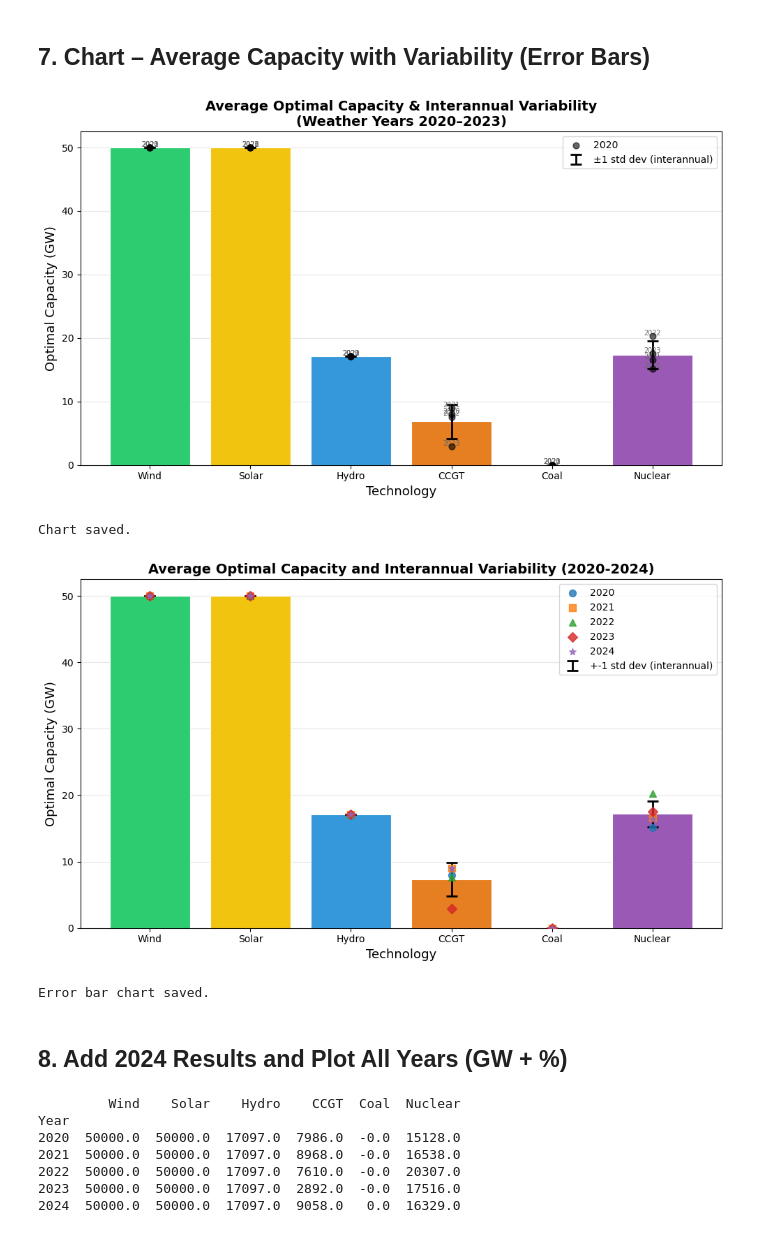
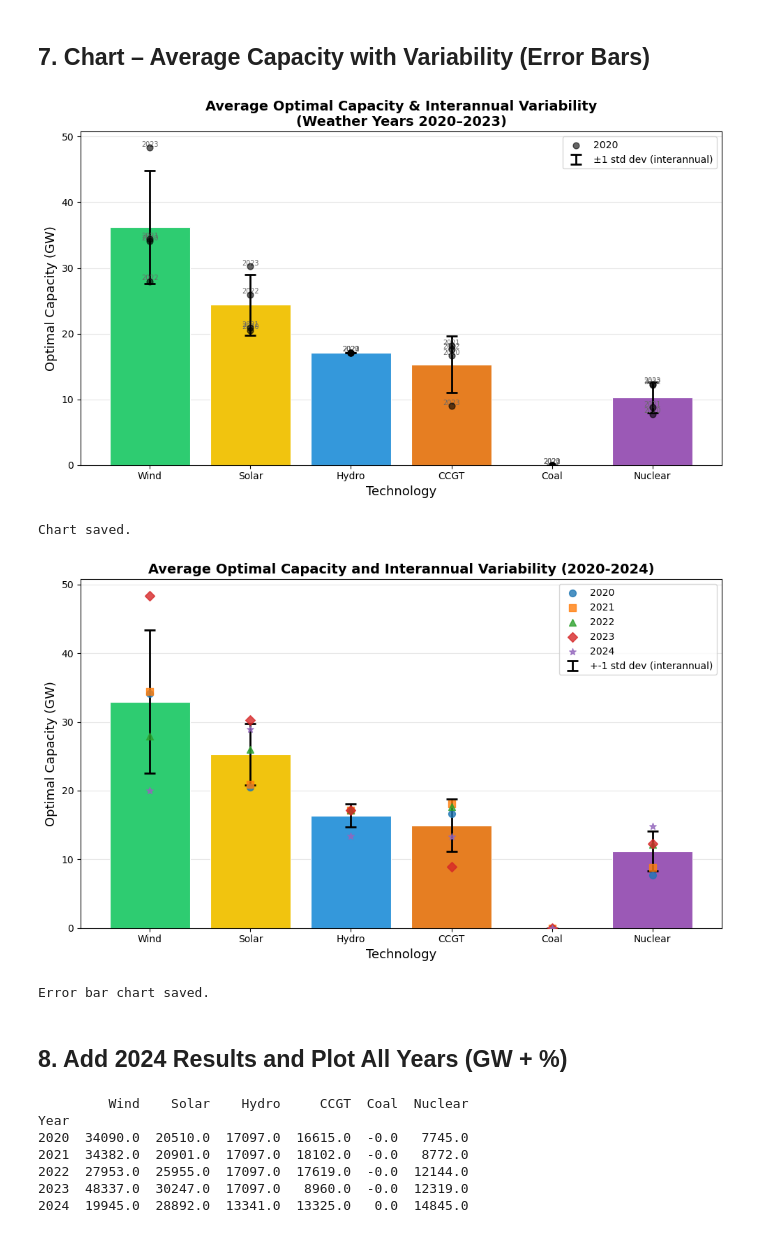
Before and after one commit to ccanoyrac/Integrated-energy-grids-Assignment, a Jupyter notebook: IEG_2_Interannual_Variability.ipynb, the cells around one changed output. Cells and saved outputs as stored; diff of their text form; code cells hidden in the pictures.

```diff
--- a/IEG_2_Interannual_Variability.ipynb
+++ b/IEG_2_Interannual_Variability.ipynb
@@ -47,7 +47,7 @@ def aggregate_costs(tech_name, cost_df, tech_mapping):
         return None
     row = matching_rows.iloc[0]
     capcost_mw  = row['Annualized Cost (€/kW/a)'] * 1000
-    fixed_cost  = capcost_mw * (row['FOM (%/a)'] / 100.0)
+    fixed_cost  = capcost_mw * (1 + row['FOM (%/a)'] / 100.0)
     fuel_cost   = row['Fuel Cost (€/MWh)']
     return {'variable_cost': fuel_cost, 'fixed_cost': fixed_cost,
             'min_cap': 0, 'max_cap': 100_000}
@@ -432,7 +446,7 @@ plt.savefig('./Plots/Interannual_variability/interannual_variability_errorbars.p
 plt.show()
 print('Chart saved.')
 # %% [output]
-[figure, old version]
+[figure, new version]
 Chart saved.
 # %%
 # Chart 7 – Average Capacity with Variability (Error Bars) including 2024
@@ -448,12 +462,12 @@ color_map = {
 
 # --- 2024 results from the original notebook ---
 results_2024 = {
-    "Wind":    50000.0,
-    "Solar":   50000.0,
-    "Hydro":   17097.0,
-    "CCGT":    9058.0,
+    "Wind":    19945.0,
+    "Solar":   28892.0,
+    "Hydro":   13341.0,
+    "CCGT":    13325.0,
     "Coal":        0.0,
-    "Nuclear": 16329.0,
+    "Nuclear": 14845.0,
 }
 
 all_years_eb   = YEARS + [2024]
@@ -466,34 +480,34 @@ cap_eb = pd.DataFrame(
 means = cap_eb.mean() / 1000
 stds  = cap_eb.std()  / 1000
 
 fig, ax = plt.subplots(figsize=(10, 6))
 colors = [color_map[t] for t in techs]
 
 ax.bar(techs, means[techs], color=colors, edgecolor='white', linewidth=0.8, zorder=2)
 
 ax.errorbar(techs, means[techs], yerr=stds[techs],
             fmt='none', color='black', capsize=6, capthick=2,
             elinewidth=2, zorder=3, label='+-1 std dev (interannual)')
 
 markers = ['o', 's', '^', 'D', '*']
 for j, yr in enumerate(all_years_eb):
     vals = [cap_eb.loc[yr, t] / 1000 for t in techs]
     ax.scatter(techs, vals, zorder=4, s=50,
                marker=markers[j % len(markers)],
                label=str(yr), alpha=0.8)
 
 ax.set_xlabel('Technology', fontsize=13)
 ax.set_ylabel('Optimal Capacity (GW)', fontsize=13)
 ax.set_title('Average Optimal Capacity and Interannual Variability (2020-2024)', fontsize=14, fontweight='bold')
 ax.legend(fontsize=10)
 ax.grid(axis='y', alpha=0.3)
 ax.set_axisbelow(True)
 plt.tight_layout()
 plt.savefig('./Plots/Interannual_variability/variability_errorbars_2020_2024.png', dpi=150, bbox_inches='tight')
 plt.show()
 print('Error bar chart saved.')
 # %% [output]
-[figure, old version]
+[figure, new version]
 Error bar chart saved.
 # %% [markdown]
 ## 8. Add 2024 Results and Plot All Years (GW + %)
@@ -517,13 +531,13 @@ cap_all = pd.DataFrame(
 cap_all.index.name = "Year"
 print(cap_all.round(0))
 # %% [output]
-         Wind    Solar    Hydro    CCGT  Coal  Nuclear
+         Wind    Solar    Hydro     CCGT  Coal  Nuclear
 Year
-2020  50000.0  50000.0  17097.0  7986.0  -0.0  15128.0
-2021  50000.0  50000.0  17097.0  8968.0  -0.0  16538.0
-2022  50000.0  50000.0  17097.0  7610.0  -0.0  20307.0
-2023  50000.0  50000.0  17097.0  2892.0  -0.0  17516.0
-2024  50000.0  50000.0  17097.0  9058.0   0.0  16329.0
+2020  34090.0  20510.0  17097.0  16615.0  -0.0   7745.0
+2021  34382.0  20901.0  17097.0  18102.0  -0.0   8772.0
+2022  27953.0  25955.0  17097.0  17619.0  -0.0  12144.0
+2023  48337.0  30247.0  17097.0   8960.0  -0.0  12319.0
+2024  19945.0  28892.0  13341.0  13325.0   0.0  14845.0
 # %%
 # PLOT 1: Grouped bar chart in GW
 x       = np.arange(len(all_years))
```
Also changed, not shown: parts of 6 cells of this notebook, 34 other files.
